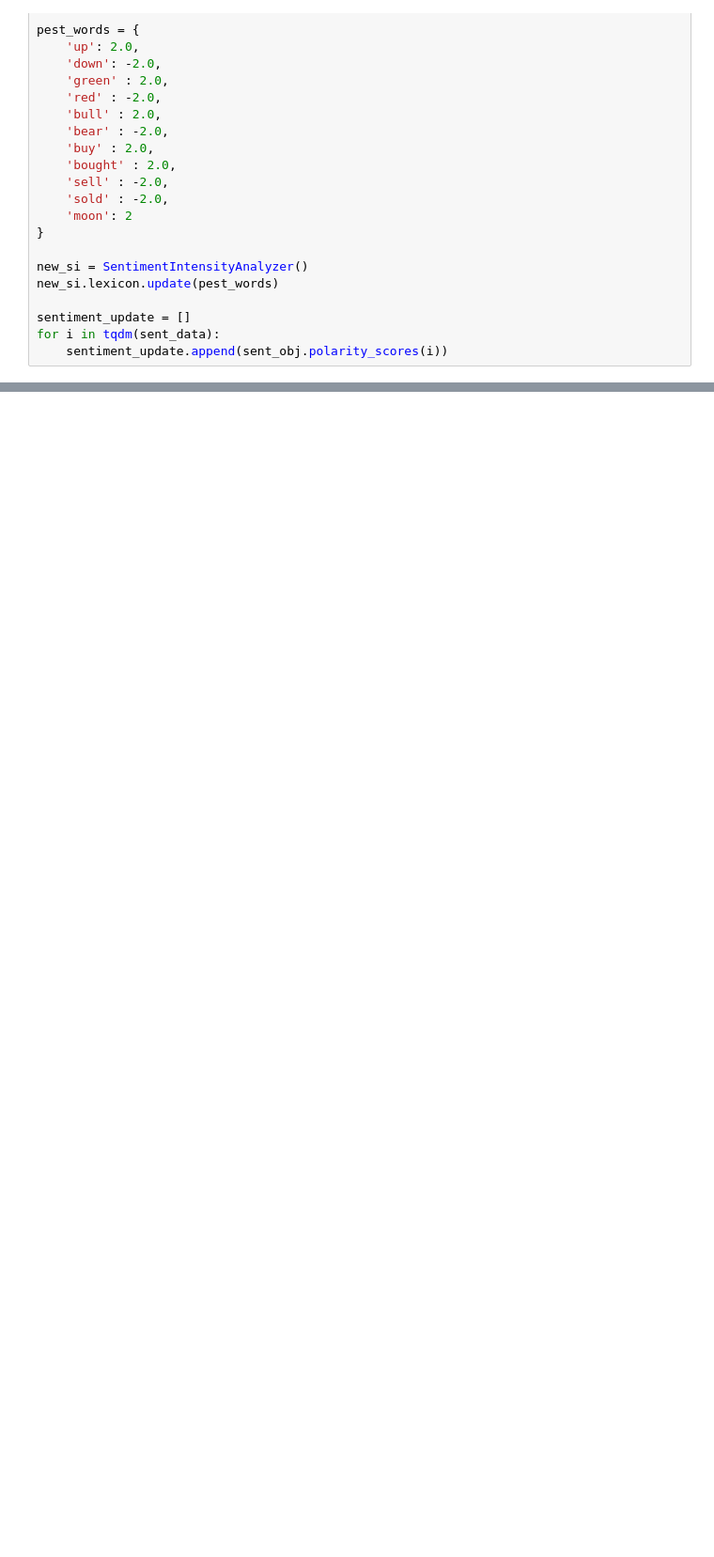
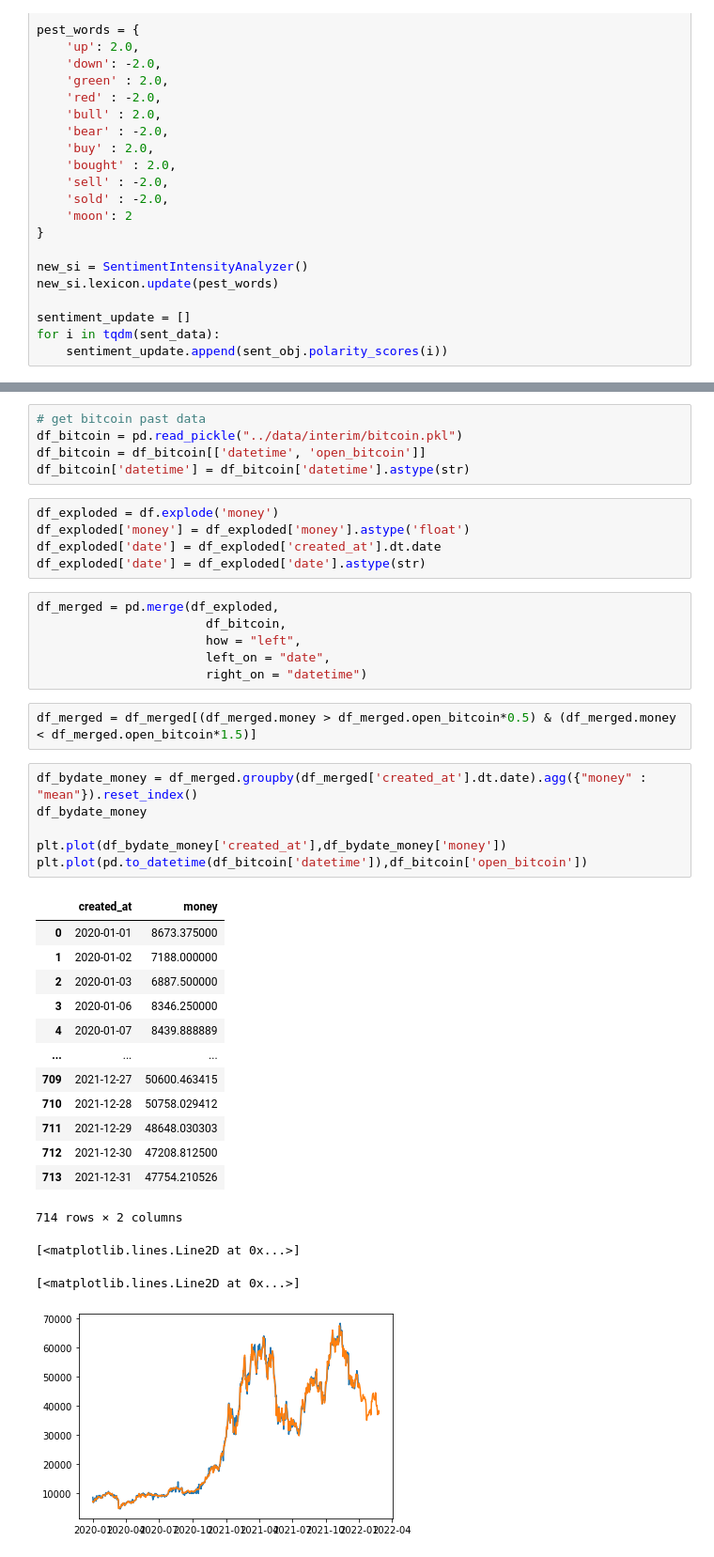
Before and after one commit to kevctae/Bittooth, a Jupyter notebook: notebooks/2.2-cs-extract-sentiments.ipynb, the cells around one changed output, grey strips where cells are left out. Shown: that part at 94% size. Drawn from its saved outputs; the diff is of its cells as text; blank space fills up the shorter version.

```diff
--- a/notebooks/2.2-cs-extract-sentiments.ipynb
+++ b/notebooks/2.2-cs-extract-sentiments.ipynb
@@ -108,0 +111,41 @@ dtype: object
+# %%
+# get bitcoin past data
+df_bitcoin = pd.read_pickle("../data/interim/bitcoin.pkl")
+df_bitcoin = df_bitcoin[['datetime', 'open_bitcoin']]
+df_bitcoin['datetime'] = df_bitcoin['datetime'].astype(str)
+# %%
+df_exploded = df.explode('money')
+df_exploded['money'] = df_exploded['money'].astype('float')
+df_exploded['date'] = df_exploded['created_at'].dt.date
+df_exploded['date'] = df_exploded['date'].astype(str)
+# %%
+df_merged = pd.merge(df_exploded,
+                       df_bitcoin,
+                       how = "left",
+                       left_on = "date",
+                       right_on = "datetime")
+# %%
+df_merged = df_merged[(df_merged.money > df_merged.open_bitcoin*0.5) & (df_merged.money < df_merged.open_bitcoin*1.5)]
+# %%
+df_bydate_money = df_merged.groupby(df_merged['created_at'].dt.date).agg({"money" : "mean"}).reset_index()
+df_bydate_money
+
+plt.plot(df_bydate_money['created_at'],df_bydate_money['money'])
+plt.plot(pd.to_datetime(df_bitcoin['datetime']),df_bitcoin['open_bitcoin'])
+# %% [output]
+|  | created_at | money |
+| 0 | 2020-01-01 | 8673.375000 |
+| 1 | 2020-01-02 | 7188.000000 |
+| 2 | 2020-01-03 | 6887.500000 |
+| 3 | 2020-01-06 | 8346.250000 |
+| 4 | 2020-01-07 | 8439.888889 |
+| ... | ... | ... |
+| 709 | 2021-12-27 | 50600.463415 |
+| 710 | 2021-12-28 | 50758.029412 |
+| 711 | 2021-12-29 | 48648.030303 |
+| 712 | 2021-12-30 | 47208.812500 |
+| 713 | 2021-12-31 | 47754.210526 |
+714 rows × 2 columns
+[<matplotlib.lines.Line2D at 0x...>]
+[<matplotlib.lines.Line2D at 0x...>]
+[figure, added]
```
Also changed, not shown: parts of 10 cells of this notebook, 1 other file.
